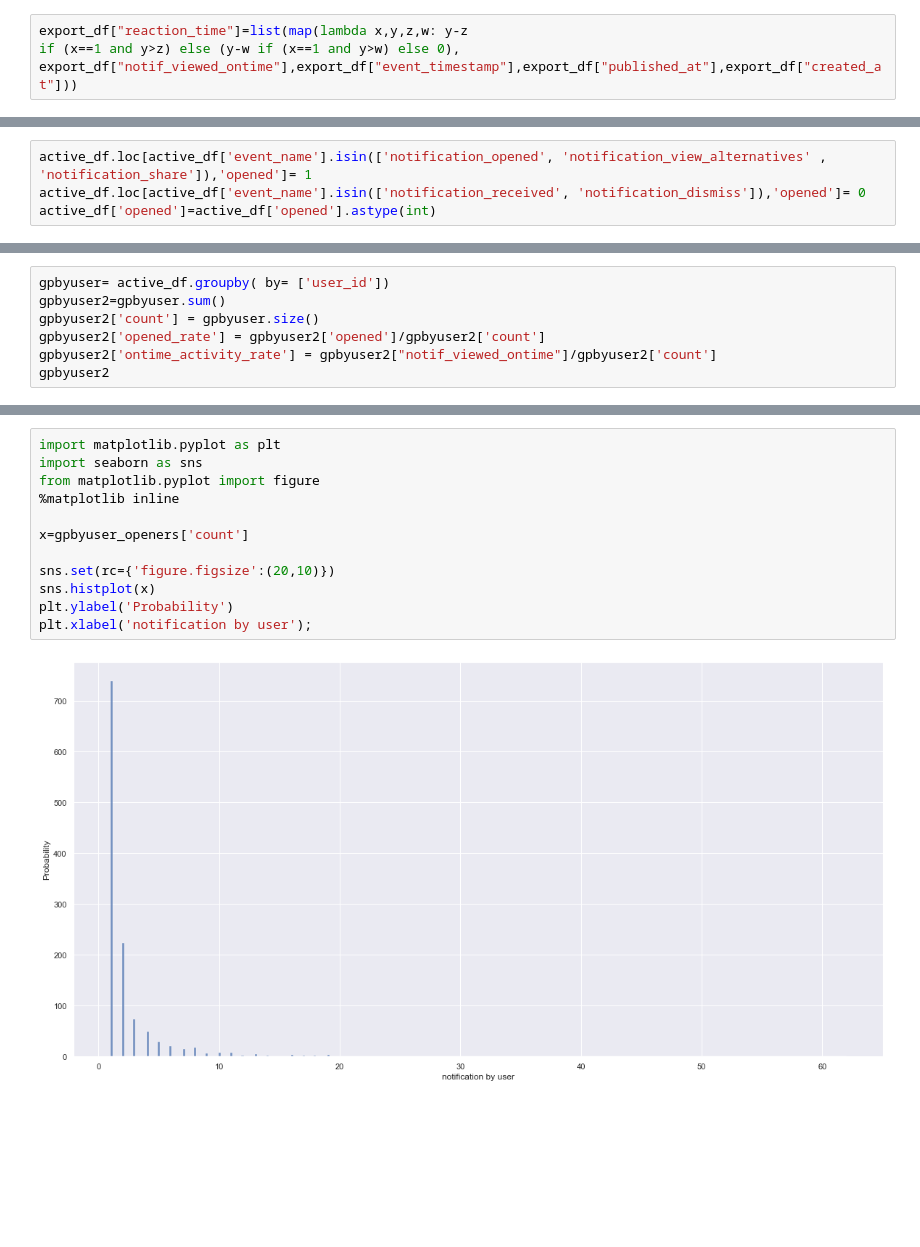
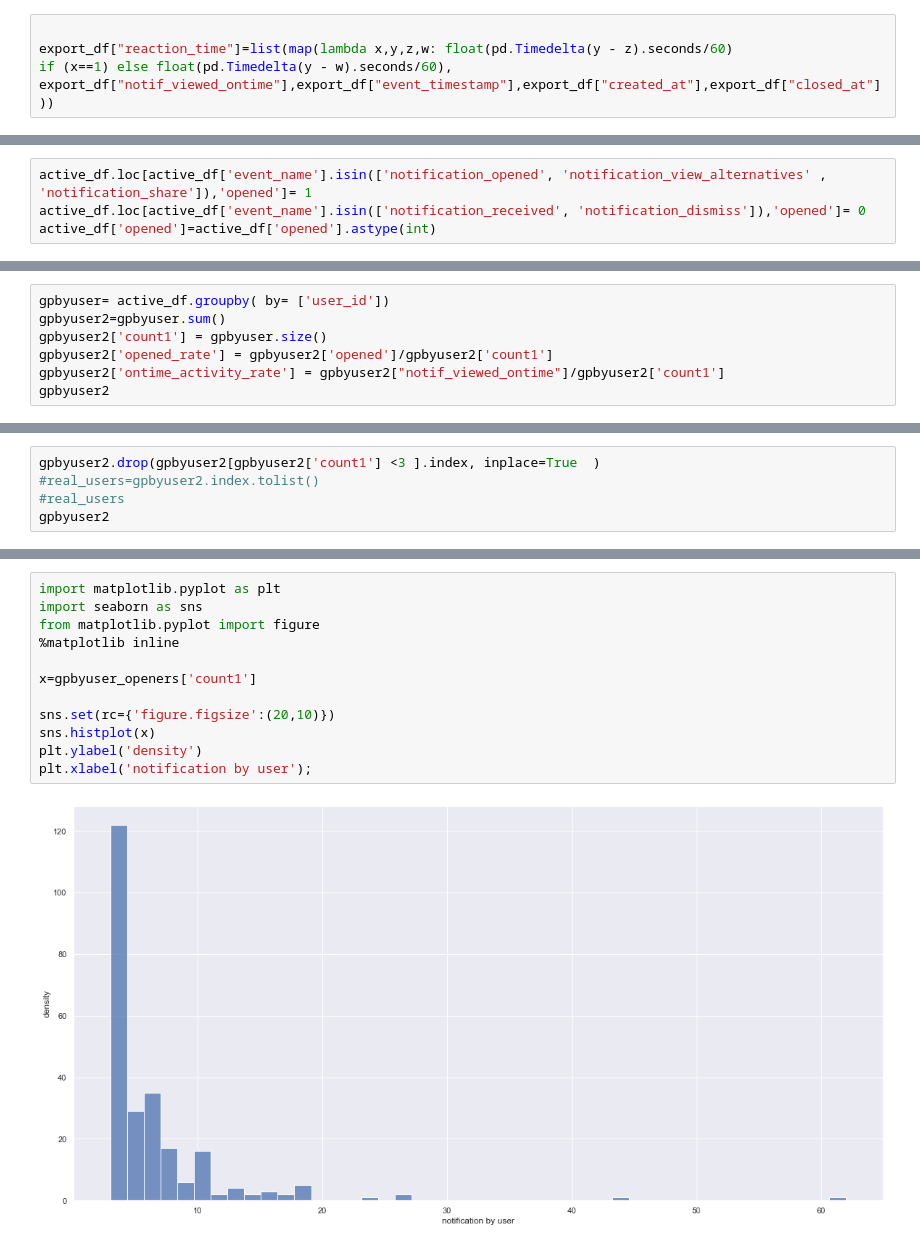
Before and after one commit to ComMutants/Capstone-WIMT, a Jupyter notebook: notebooks/CHRIS_EDA.ipynb, the cells around one changed output, grey strips where cells are left out. Drawn from its saved outputs; the diff is of its cells as text; blank space fills up the shorter version.

```diff
--- a/notebooks/CHRIS_EDA.ipynb
+++ b/notebooks/CHRIS_EDA.ipynb
@@ -27,9 +27,10 @@ export_df.dropna ( subset=['notif_viewed_ontime'], inplace=True)
 export_df.reset_index(drop=True, inplace=True)
 export_df["notif_viewed_ontime"]=export_df["notif_viewed_ontime"].astype(int)
 # %%
-export_df["reaction_time"]=list(map(lambda x,y,z,w: y-z
-if (x==1 and y>z) else (y-w if (x==1 and y>w) else 0),
-export_df["notif_viewed_ontime"],export_df["event_timestamp"],export_df["published_at"],export_df["created_at"]))
+
+export_df["reaction_time"]=list(map(lambda x,y,z,w: float(pd.Timedelta(y - z).seconds/60)
+if (x==1) else float(pd.Timedelta(y - w).seconds/60),
+export_df["notif_viewed_ontime"],export_df["event_timestamp"],export_df["created_at"],export_df["closed_at"]))
 # %%
 active_df=export_df
 #active_df=export_df[export_df["notif_viewed_ontime"]==1].reset_index(drop=True)
@@ -98 +111,8 @@ dtypes: datetime64[ns](4), float64(13), int64(2), object(8)
 memory usage: 187.2+ MB
+# %%
+gpbyuser= active_df.groupby( by= ['user_id'])
+gpbyuser2=gpbyuser.sum()
+gpbyuser2['count1'] = gpbyuser.size()
+gpbyuser2['opened_rate'] = gpbyuser2['opened']/gpbyuser2['count1']
+gpbyuser2['ontime_activity_rate'] = gpbyuser2["notif_viewed_ontime"]/gpbyuser2['count1']
+gpbyuser2
@@ -98,0 +134,5 @@ memory usage: 187.2+ MB
+# %%
+gpbyuser2.drop(gpbyuser2[gpbyuser2['count1'] <3 ].index, inplace=True  )
+#real_users=gpbyuser2.index.tolist()
+#real_users
+gpbyuser2
@@ -171,7 +176,0 @@ gpbyincident2.describe()
-# %%
-gpbyuser= active_df.groupby( by= ['user_id'])
-gpbyuser2=gpbyuser.sum()
-gpbyuser2['count'] = gpbyuser.size()
-gpbyuser2['opened_rate'] = gpbyuser2['opened']/gpbyuser2['count']
-gpbyuser2['ontime_activity_rate'] = gpbyuser2["notif_viewed_ontime"]/gpbyuser2['count']
-gpbyuser2
@@ -279,14 +246,14 @@ TypeError: sort_values() got an unexpected keyword argument 'by'
 # %%
 import matplotlib.pyplot as plt
 import seaborn as sns
 from matplotlib.pyplot import figure
 %matplotlib inline
 
-x=gpbyuser_openers['count']
+x=gpbyuser_openers['count1']
 
 sns.set(rc={'figure.figsize':(20,10)})
 sns.histplot(x)
-plt.ylabel('Probability')
+plt.ylabel('density')
 plt.xlabel('notification by user');
 # %% [output]
-[figure, old version]
+[figure, new version]
```
Also changed, not shown: parts of 28 cells of this notebook.
